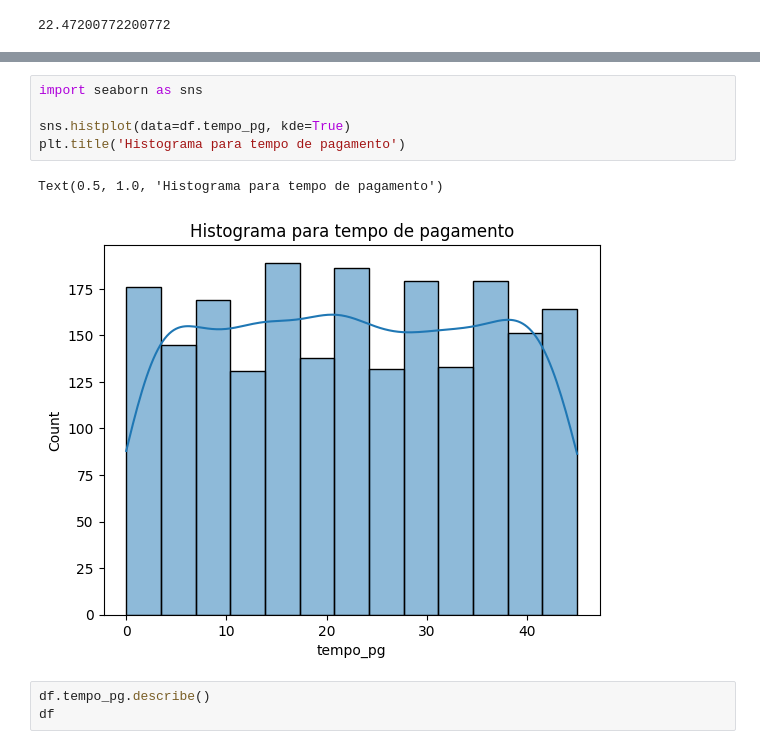
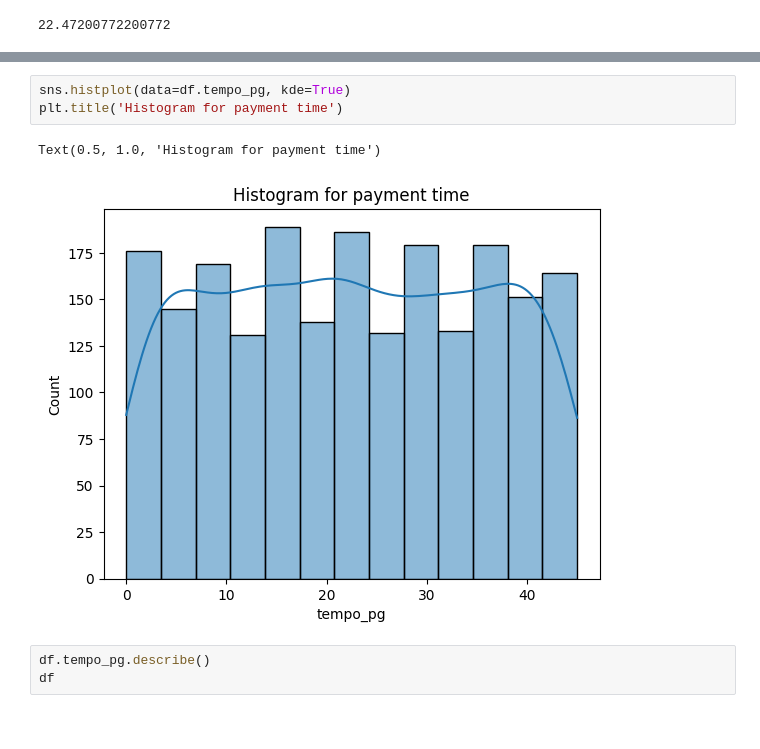
Before and after one commit to astorelucas/data-analysis-python, a Jupyter notebook: analysis/analises.ipynb, the cells around one changed output, grey strips where cells are left out. Saved outputs shown, nothing was run; the diff lists cells and outputs as text.

```diff
--- a/analysis/analises.ipynb
+++ b/analysis/analises.ipynb
@@ -830,11 +806,9 @@ Text(0.5, 1.0, 'Boxplot para tempo de pagamento')
 # %%
-import seaborn as sns
-
 sns.histplot(data=df.tempo_pg, kde=True)
-plt.title('Histograma para tempo de pagamento')
+plt.title('Histogram for payment time')
 # %% [output]
-Text(0.5, 1.0, 'Histograma para tempo de pagamento')
+Text(0.5, 1.0, 'Histogram for payment time')
-[figure, old version]
+[figure, new version]
 # %%
 df.tempo_pg.describe()
 df
```
Also changed, not shown: parts of 36 cells of this notebook.
